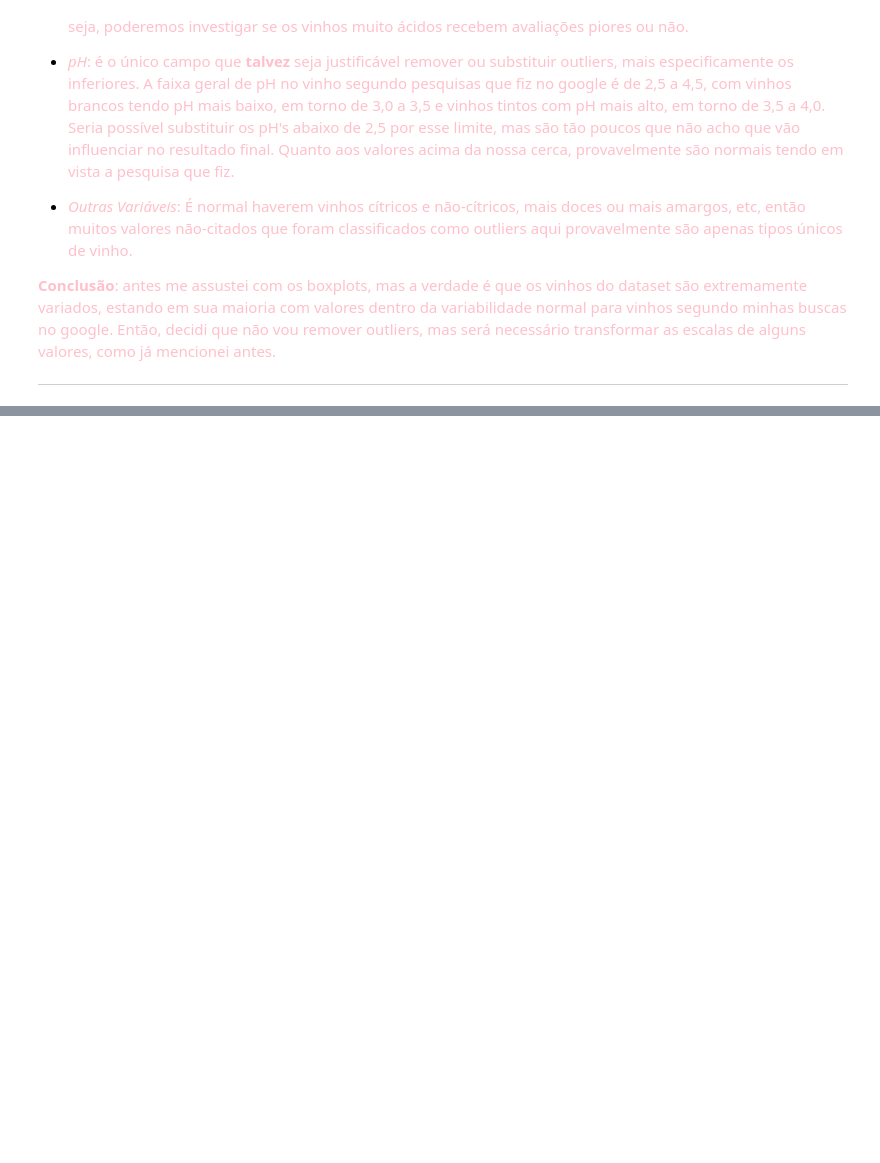
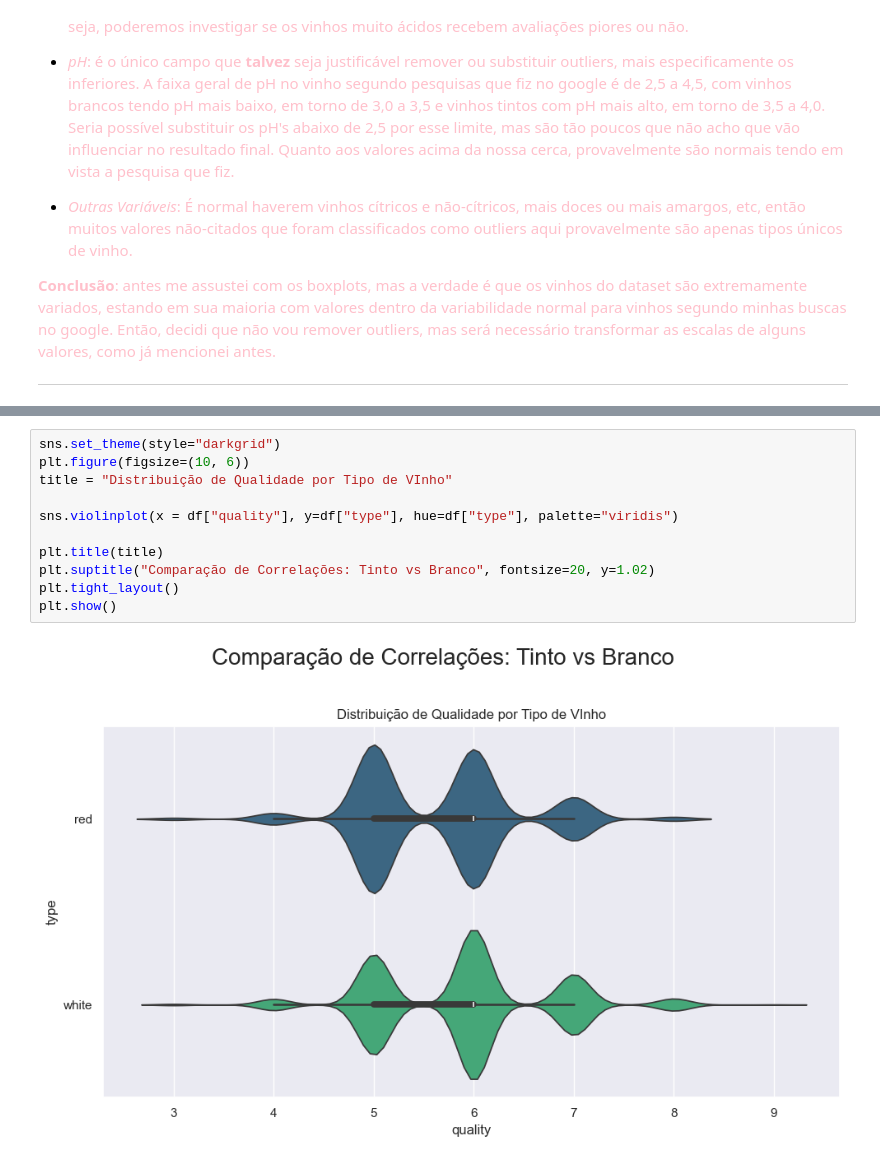
Before and after one commit to viabdon/wine-quality-statistical-analysis, a Jupyter notebook: notebooks/projeto.ipynb, the cells around one changed output, grey strips where cells are left out. Drawn from its saved outputs; the diff is of its cells as text; blank space fills up the shorter version.

```diff
--- a/notebooks/projeto.ipynb
+++ b/notebooks/projeto.ipynb
@@ -251,0 +256,13 @@ plt.show()
+# %%
+sns.set_theme(style="darkgrid")
+plt.figure(figsize=(10, 6))
+title = "Distribuição de Qualidade por Tipo de VInho"
+
+sns.violinplot(x = df["quality"], y=df["type"], hue=df["type"], palette="viridis")
+
+plt.title(title)
+plt.suptitle("Comparação de Correlações: Tinto vs Branco", fontsize=20, y=1.02)
+plt.tight_layout()
+plt.show()
+# %% [output]
+[figure, added]
```
Also changed, not shown: parts of 3 cells of this notebook.
